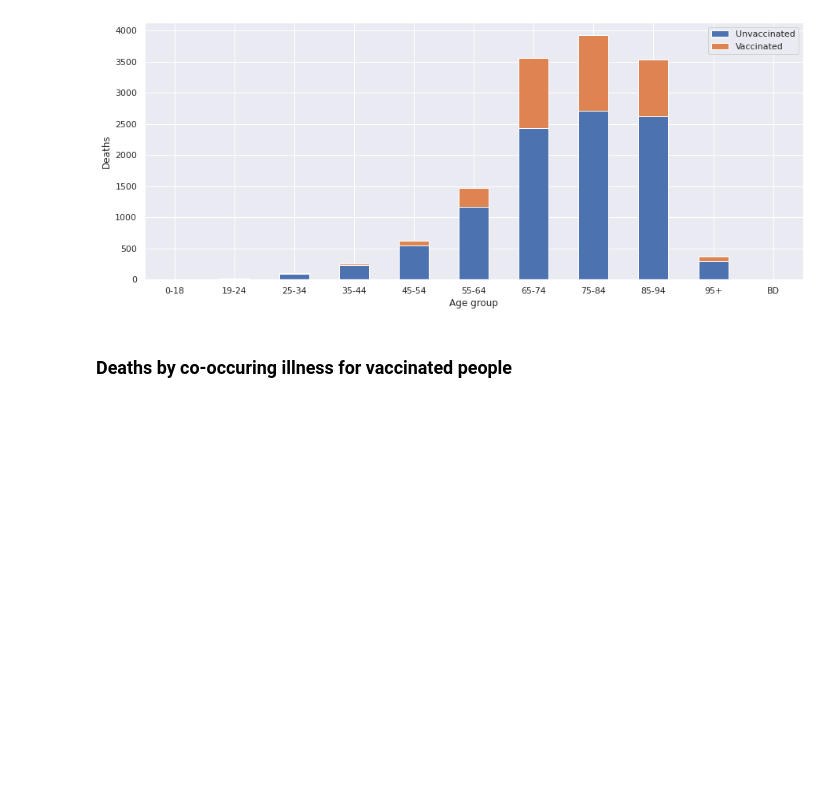
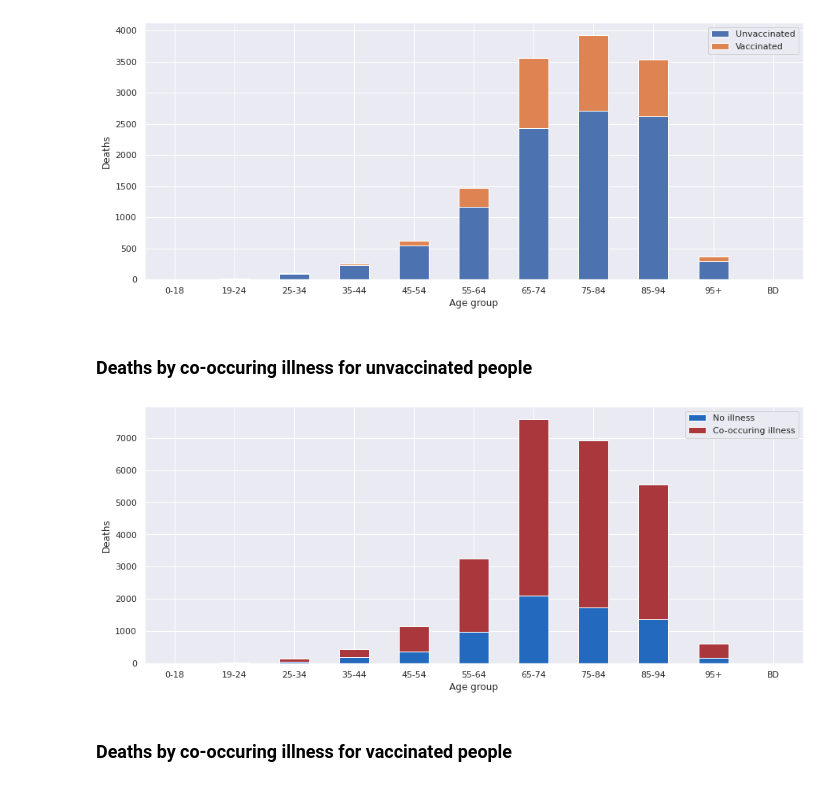
Before and after one commit to avamys/covid-analysis-pl, a Jupyter notebook: analysis.ipynb, the cells around one changed output. Drawn from its saved outputs; the diff is of its cells as text; code cells hidden in the pictures; blank space fills up the shorter version.

Commit message:
Add coillness plots

```diff
--- a/analysis.ipynb
+++ b/analysis.ipynb
@@ -280,11 +264,11 @@ def get_stacked_age_aggregates(df, date):
 
     return df_plot
 
-def get_stacked_age_aggregates(df, date):
+def get_stacked_illness_aggregates(df, date):
     lastm = df[df["data_rap"].dt.date >= pd.to_datetime(date)]
 
-    df_plot = lastm.groupby(['vaccinated', 'kat_wiek']).sum()['liczba'].reset_index() \
-                   .pivot(columns='vaccinated', index='kat_wiek', values='liczba')
+    df_plot = lastm.groupby(['czy_wspolistniejace', 'kat_wiek']).sum()['liczba'].reset_index() \
+                   .pivot(columns='czy_wspolistniejace', index='kat_wiek', values='liczba')
 
     return df_plot
 
@@ -426,5 +394,18 @@ L.get_texts()[0].set_text('Unvaccinated')
 L.get_texts()[1].set_text('Vaccinated')
 # %% [output]
 [figure]
+# %% [markdown]
+### Deaths by co-occuring illness for unvaccinated people
+# %%
+df_plot = get_stacked_illness_aggregates(deaths[deaths['vaccinated']==0], DATE)
+
+df_plot = df_plot.plot(kind='bar', figsize=(15,6), stacked=True, xlabel="Age group",
+                       ylabel="Deaths", rot=0, colormap='vlag')
+
+L = df_plot.legend()
+L.get_texts()[0].set_text('No illness')
+L.get_texts()[1].set_text('Co-occuring illness')
+# %% [output]
+[figure, added]
 # %% [markdown]
 ### Deaths by co-occuring illness for vaccinated people
```
Also changed, not shown: parts of 4 cells of this notebook.
